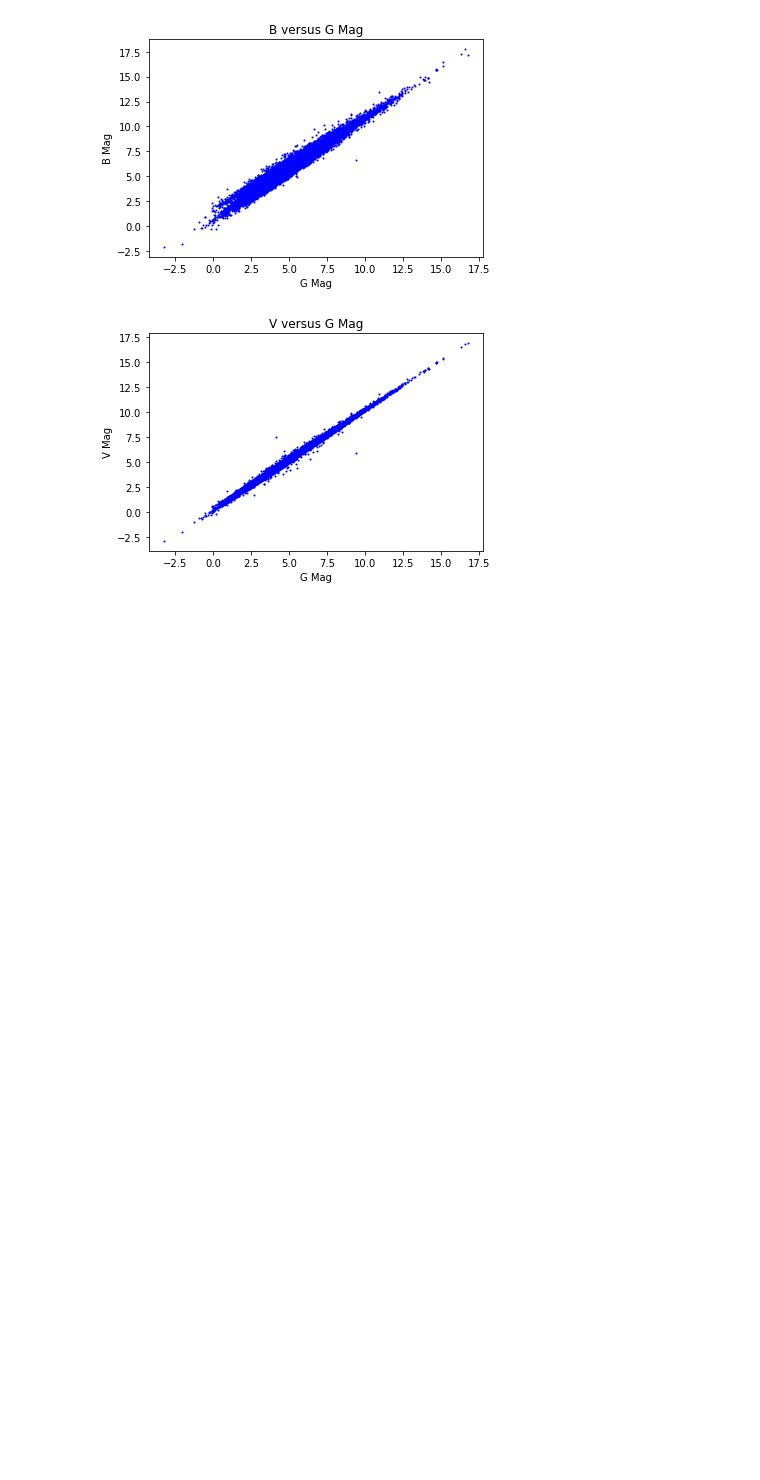
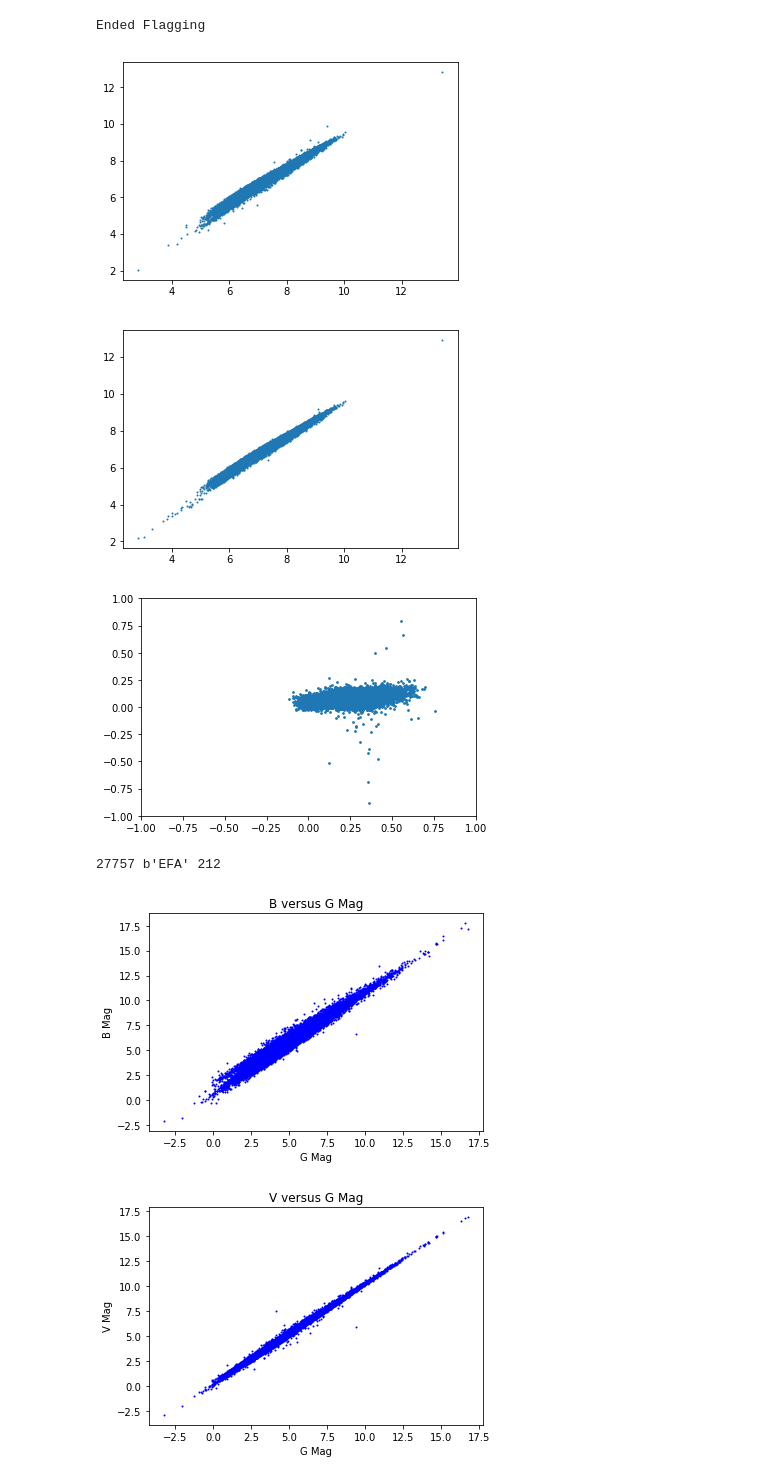
Before and after one commit to leemundy/GAIA, a Jupyter notebook: Work-Areas/lgm/notebooks/Making-SEDs.ipynb, the cells around one changed output. Cells and saved outputs as stored; diff of their text form; code cells hidden in the pictures; blank space fills up the shorter version.

```diff
--- a/Work-Areas/lgm/notebooks/Making-SEDs.ipynb
+++ b/Work-Areas/lgm/notebooks/Making-SEDs.ipynb
@@ -71,3 +42,53 @@ Length = 28815 rows
+# %%
+for i in range(0,len(QFlags)):
+    if(QFlags[i][0] == ord("U")):
+        Jmags.mask[i] = True
+    if(QFlags[i][1] == ord("U")):
+        Hmags.mask[i] = True
+    if(QFlags[i][2] == ord("U")):
+        Kmags.mask[i] = True
+    if(QFlags[i][0] == ord("F")):
+        Jmags.mask[i] = True
+    if(QFlags[i][1] == ord("F")):
+        Hmags.mask[i] = True
+    if(QFlags[i][2] == ord("F")):
+        Kmags.mask[i] = True
+    if(QFlags[i][0] == ord("E")):
+        Jmags.mask[i] = True
+    if(QFlags[i][1] == ord("E")):
+        Hmags.mask[i] = True
+    if(QFlags[i][2] == ord("E")):
+        Kmags.mask[i] = True
+    if(QFlags[i][0] == ord("D")):
+        Jmags.mask[i] = True
+    if(QFlags[i][1] == ord("D")):
+        Hmags.mask[i] = True
+    if(QFlags[i][2] == ord("D")):
+        Kmags.mask[i] = True
+print("Ended Flagging")
+# %% [output]
+Ended Flagging
+# %%
+plt.scatter(Jmags,Kmags,s=1.0)
+plt.show()
+plt.scatter(Jmags,Hmags,s=1.0)
+plt.show()
+JmH = Jmags-Hmags
+HmK = Hmags-Kmags
+plt.xlim(-1.,1.)
+plt.ylim(-1.,1.)
+plt.scatter(JmH,HmK,s=3.0)
+plt.show()
+# %% [output]
+[figure, added]
+[figure, added]
+[figure, added]
+# %%
+for i in range(0,len(JmH)):
+    if(JmH[i] > 2.0):
+        print(i,QFlags[i],RFlags[i])
+# %% [output]
+27757 b'EFA' 212
 # %%
 Teff = t1["Teff"]
 Dist  = t1["Dist"]
```
Also changed, not shown: parts of 2 cells of this notebook.
